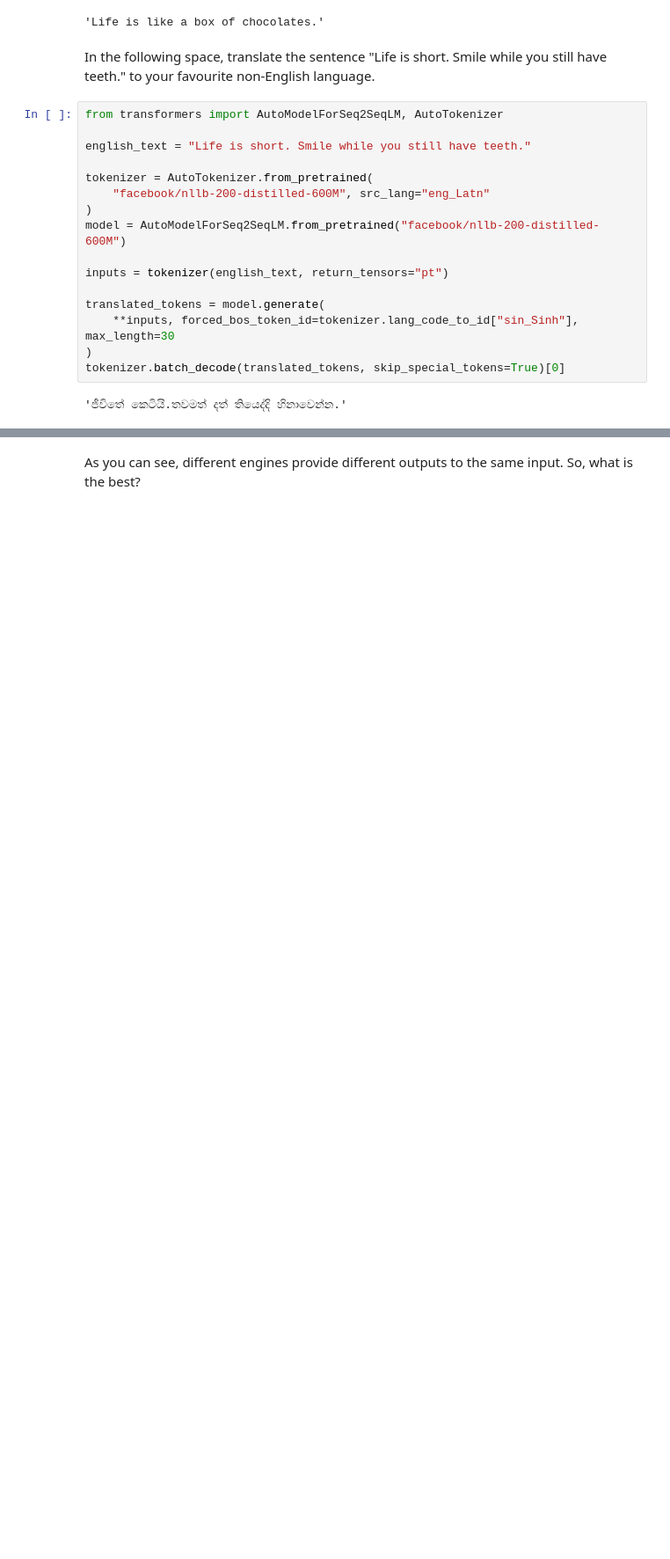
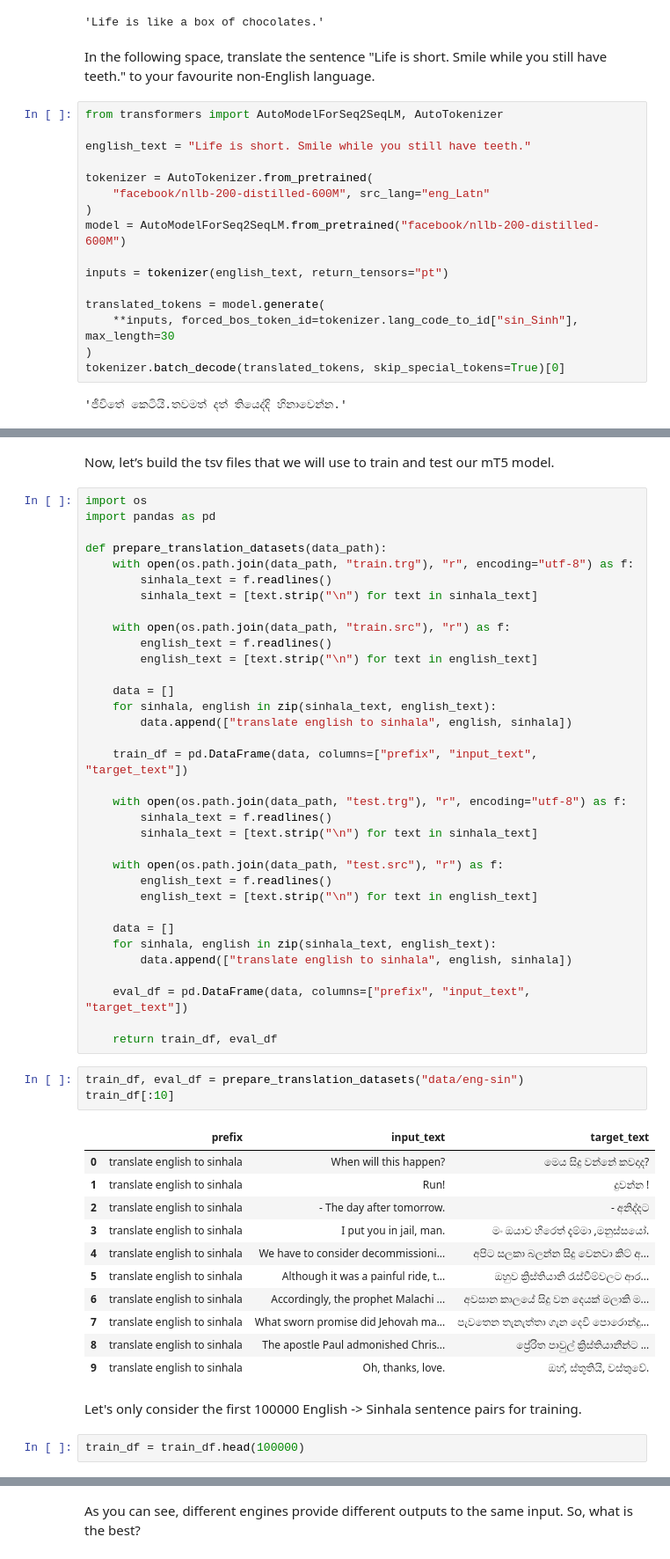
Before and after one commit to TharinduDR/NeTTT-2024, a Jupyter notebook: NeTTT_Tutorial_Machine_Translation_and_Quality_Estimation.ipynb, the cells around one changed output, grey strips where cells are left out. Shown: that part at 88% size. Cells and saved outputs as stored; diff of their text form; blank space fills up the shorter version.

```diff
--- a/NeTTT_Tutorial_Machine_Translation_and_Quality_Estimation.ipynb
+++ b/NeTTT_Tutorial_Machine_Translation_and_Quality_Estimation.ipynb
@@ -131,0 +179,55 @@ tokenizer.batch_decode(translated_tokens, skip_special_tokens=True)[0]
+# %% [markdown]
+Now, let’s build the tsv files that we will use to train and test our mT5 model.
+# %%
+import os
+import pandas as pd
+
+def prepare_translation_datasets(data_path):
+    with open(os.path.join(data_path, "train.trg"), "r", encoding="utf-8") as f:
+        sinhala_text = f.readlines()
+        sinhala_text = [text.strip("\n") for text in sinhala_text]
+
+    with open(os.path.join(data_path, "train.src"), "r") as f:
+        english_text = f.readlines()
+        english_text = [text.strip("\n") for text in english_text]
+
+    data = []
+    for sinhala, english in zip(sinhala_text, english_text):
+        data.append(["translate english to sinhala", english, sinhala])
+
+    train_df = pd.DataFrame(data, columns=["prefix", "input_text", "target_text"])
+
+    with open(os.path.join(data_path, "test.trg"), "r", encoding="utf-8") as f:
+        sinhala_text = f.readlines()
+        sinhala_text = [text.strip("\n") for text in sinhala_text]
+
+    with open(os.path.join(data_path, "test.src"), "r") as f:
+        english_text = f.readlines()
+        english_text = [text.strip("\n") for text in english_text]
+
+    data = []
+    for sinhala, english in zip(sinhala_text, english_text):
+        data.append(["translate english to sinhala", english, sinhala])
+
+    eval_df = pd.DataFrame(data, columns=["prefix", "input_text", "target_text"])
+
+    return train_df, eval_df
+# %%
+train_df, eval_df = prepare_translation_datasets("data/eng-sin")
+train_df[:10]
+# %% [output]
+|  | prefix | input_text | target_text |
+| 0 | translate english to sinhala | When will this happen? | මෙය සිදු වන්නේ කවදාද? |
+| 1 | translate english to sinhala | Run! | දුවන්න ! |
+| 2 | translate english to sinhala | - The day after tomorrow. | - අනිද්දට |
+| 3 | translate english to sinhala | I put you in jail, man. | මං ඔයාව හිරෙත් දැම්මා ,මනුස්සයෝ. |
+| 4 | translate english to sinhala | We have to consider decommissioni... | අපිට සලකා බලන්න සිදු වෙනවා කිට් අ... |
+| 5 | translate english to sinhala | Although it was a painful ride, t... | ඔහුව ක්‍රිස්තියානි රැස්වීම්වලට ආර... |
+| 6 | translate english to sinhala | Accordingly, the prophet Malachi ... | අවසාන කාලයේ සිදු වන දෙයක් මලාකි ම... |
+| 7 | translate english to sinhala | What sworn promise did Jehovah ma... | පැවතෙන තැනැත්තා ගැන දෙවි පොරොන්දු... |
+| 8 | translate english to sinhala | The apostle Paul admonished Chris... | ප්‍රේරිත පාවුල් ක්‍රිස්තියානීන්ට ... |
+| 9 | translate english to sinhala | Oh, thanks, love. | ඔහ්, ස්තූතියි, වස්තුවේ. |
+# %% [markdown]
+Let's only consider the first 100000 English -> Sinhala sentence pairs for training.
+# %%
+train_df = train_df.head(100000)
```
Also changed, not shown: parts of 15 cells of this notebook.
